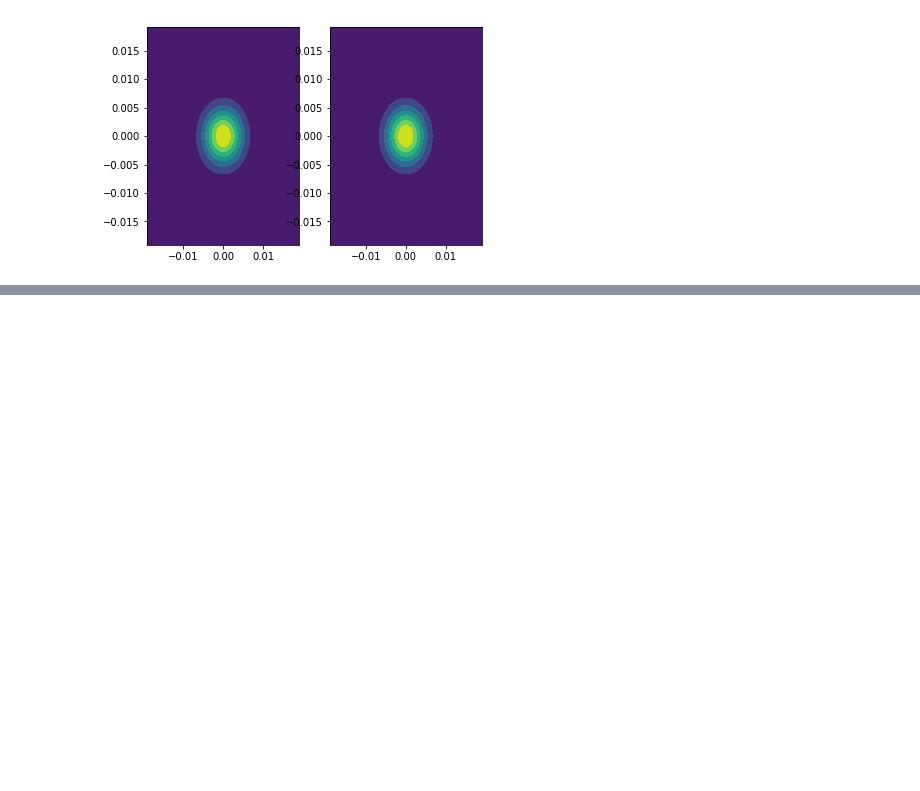
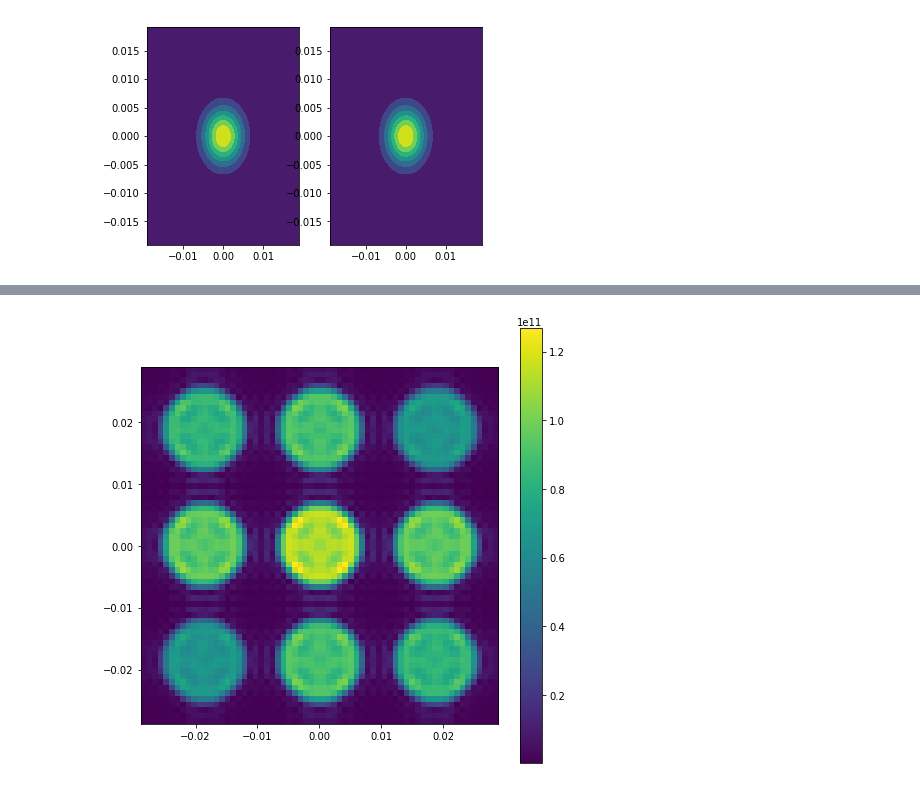
Before and after one commit to simply-nicky/cbc, a Jupyter notebook: prototyping/proto.ipynb, the cells around one changed output, grey strips where cells are left out. Saved outputs shown, nothing was run; the diff lists cells and outputs as text; code cells hidden in the pictures; blank space fills up the shorter version.

```diff
--- a/prototyping/proto.ipynb
+++ b/prototyping/proto.ipynb
@@ -241,0 +276,4 @@ asfs1 = cbc.asf_vals(qs_abs, asf_coeffs1)
+# %%
+%time phs = cbc.utils.phase(kouts, xs, ys, zs, wavelength)
+res = (asfs * phs * us).sum(axis=(-1,-2)).reshape(kxs.shape)
+print(phs.shape, res.shape)
@@ -241,0 +284,8 @@ asfs1 = cbc.asf_vals(qs_abs, asf_coeffs1)
+# %%
+ints = np.abs(res)
+plt.figure(figsize=(8, 8))
+plt.imshow(ints, extent=[kxs.min(), kxs.max(), kys.min(), kys.max()])
+plt.colorbar()
+plt.show()
+# %% [output]
+[figure, added]
```
Also changed, not shown: parts of 70 cells of this notebook, 12 other files.
